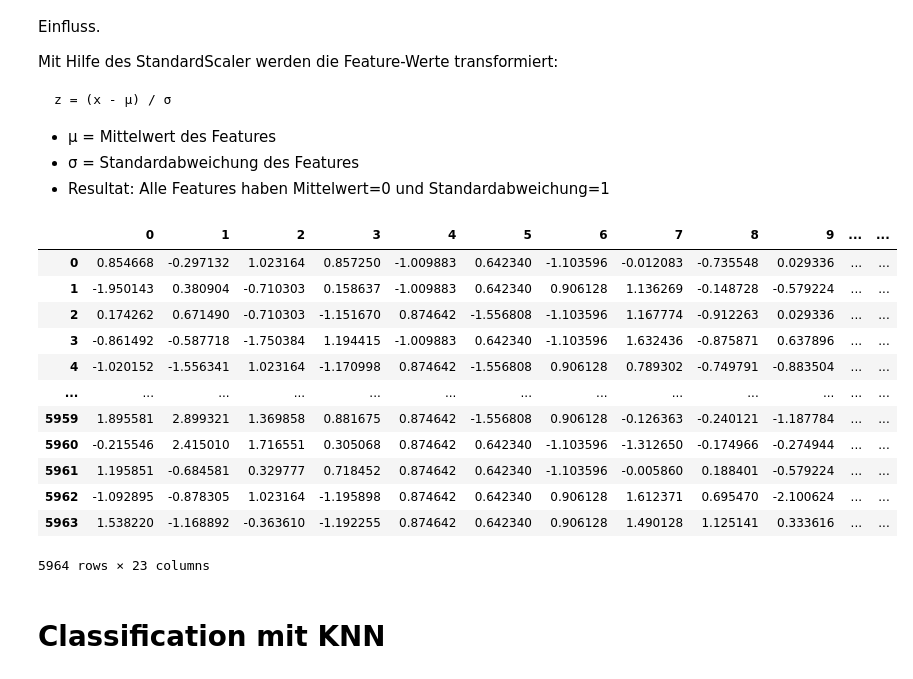
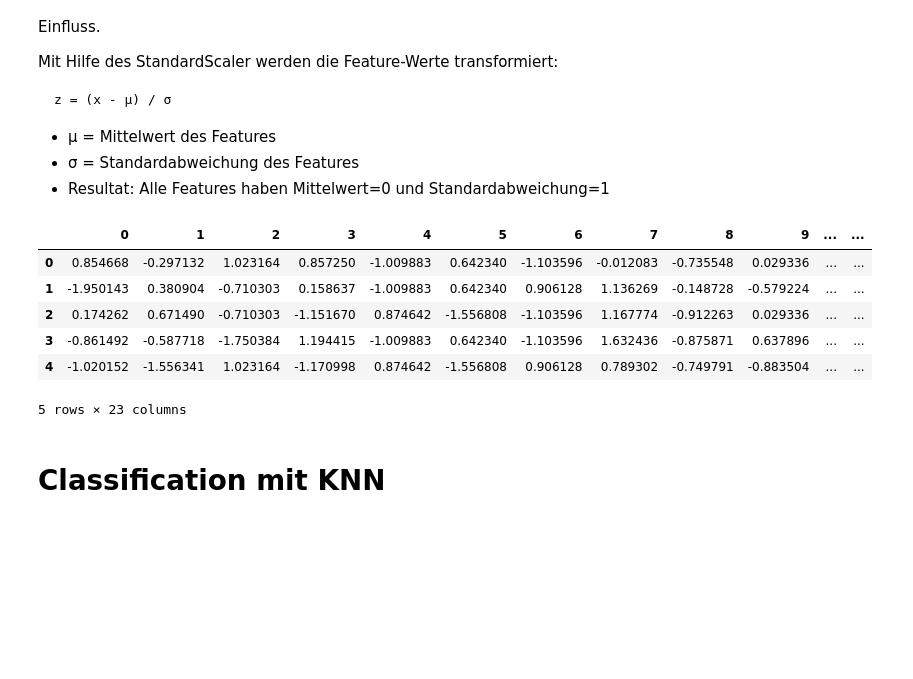
Before and after one commit to PatrickSchubert-Munich/DataScience_and_ML_Assignment, a Jupyter notebook: classification/task_2.ipynb, the cells around one changed output. Drawn from its saved outputs; the diff is of its cells as text; code cells hidden in the pictures; blank space fills up the shorter version.

```diff
--- a/classification/task_2.ipynb
+++ b/classification/task_2.ipynb
@@ -81,24 +81,18 @@ Mit Hilfe des StandardScaler werden die Feature-Werte transformiert:
 # %%
 # scale the data
 scaler = StandardScaler()
 scaler.fit(X_train) # fit the Scaler only with training data, so that the test data does not influence the Scaler
 X_train_scaled = scaler.transform(X_train)
 X_test_scaled = scaler.transform(X_test) #Test data is also scaled, but the Scaler is only fitted with the training data
-pd.DataFrame(X_train_scaled)
+pd.DataFrame(X_train_scaled).head()
 # %% [output]
 |  | 0 | 1 | 2 | 3 | 4 | 5 | 6 | 7 | 8 | 9 | ... | ... |
 | 0 | 0.854668 | -0.297132 | 1.023164 | 0.857250 | -1.009883 | 0.642340 | -1.103596 | -0.012083 | -0.735548 | 0.029336 | ... | ... |
 | 1 | -1.950143 | 0.380904 | -0.710303 | 0.158637 | -1.009883 | 0.642340 | 0.906128 | 1.136269 | -0.148728 | -0.579224 | ... | ... |
 | 2 | 0.174262 | 0.671490 | -0.710303 | -1.151670 | 0.874642 | -1.556808 | -1.103596 | 1.167774 | -0.912263 | 0.029336 | ... | ... |
 | 3 | -0.861492 | -0.587718 | -1.750384 | 1.194415 | -1.009883 | 0.642340 | -1.103596 | 1.632436 | -0.875871 | 0.637896 | ... | ... |
 | 4 | -1.020152 | -1.556341 | 1.023164 | -1.170998 | 0.874642 | -1.556808 | 0.906128 | 0.789302 | -0.749791 | -0.883504 | ... | ... |
-| ... | ... | ... | ... | ... | ... | ... | ... | ... | ... | ... | ... | ... |
-| 5959 | 1.895581 | 2.899321 | 1.369858 | 0.881675 | 0.874642 | -1.556808 | 0.906128 | -0.126363 | -0.240121 | -1.187784 | ... | ... |
-| 5960 | -0.215546 | 2.415010 | 1.716551 | 0.305068 | 0.874642 | 0.642340 | -1.103596 | -1.312650 | -0.174966 | -0.274944 | ... | ... |
-| 5961 | 1.195851 | -0.684581 | 0.329777 | 0.718452 | 0.874642 | 0.642340 | -1.103596 | -0.005860 | 0.188401 | -0.579224 | ... | ... |
-| 5962 | -1.092895 | -0.878305 | 1.023164 | -1.195898 | 0.874642 | 0.642340 | 0.906128 | 1.612371 | 0.695470 | -2.100624 | ... | ... |
-| 5963 | 1.538220 | -1.168892 | -0.363610 | -1.192255 | 0.874642 | 0.642340 | 0.906128 | 1.490128 | 1.125141 | 0.333616 | ... | ... |
-5964 rows × 23 columns
+5 rows × 23 columns
 # %% [markdown]
 # Classification mit KNN
 # %% [markdown]
```
Also changed, not shown: parts of 22 cells of this notebook.
